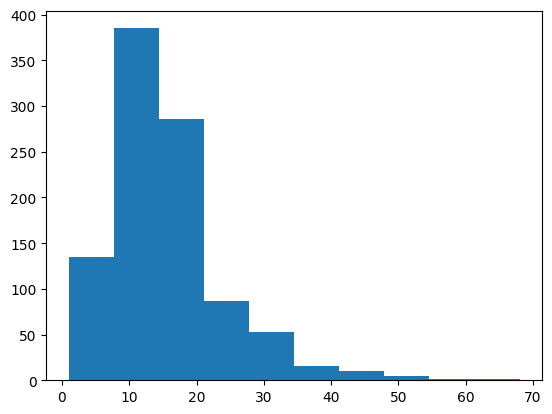
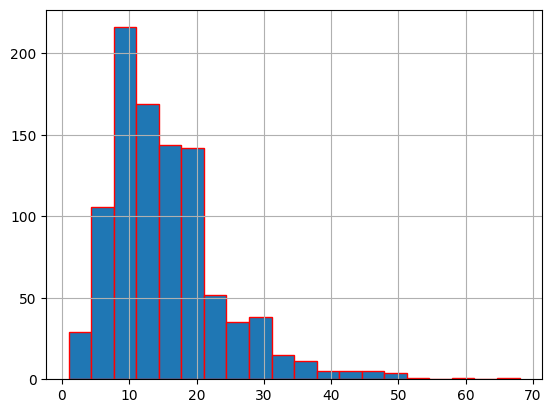
The notebook cell's code change between the first figure and the second:
--- before
+++ after
@@ -4,4 +4,5 @@
 
 plt.Figure(figsize=(10,6))
-plt.hist(df['title_length'], bins=10)
+plt.hist(df['title_length'], bins=20, edgecolor='red')
+plt.grid(True)
 plt.show()

Commit: cambios y mejoras en la visualización de datos del ejercicio 1